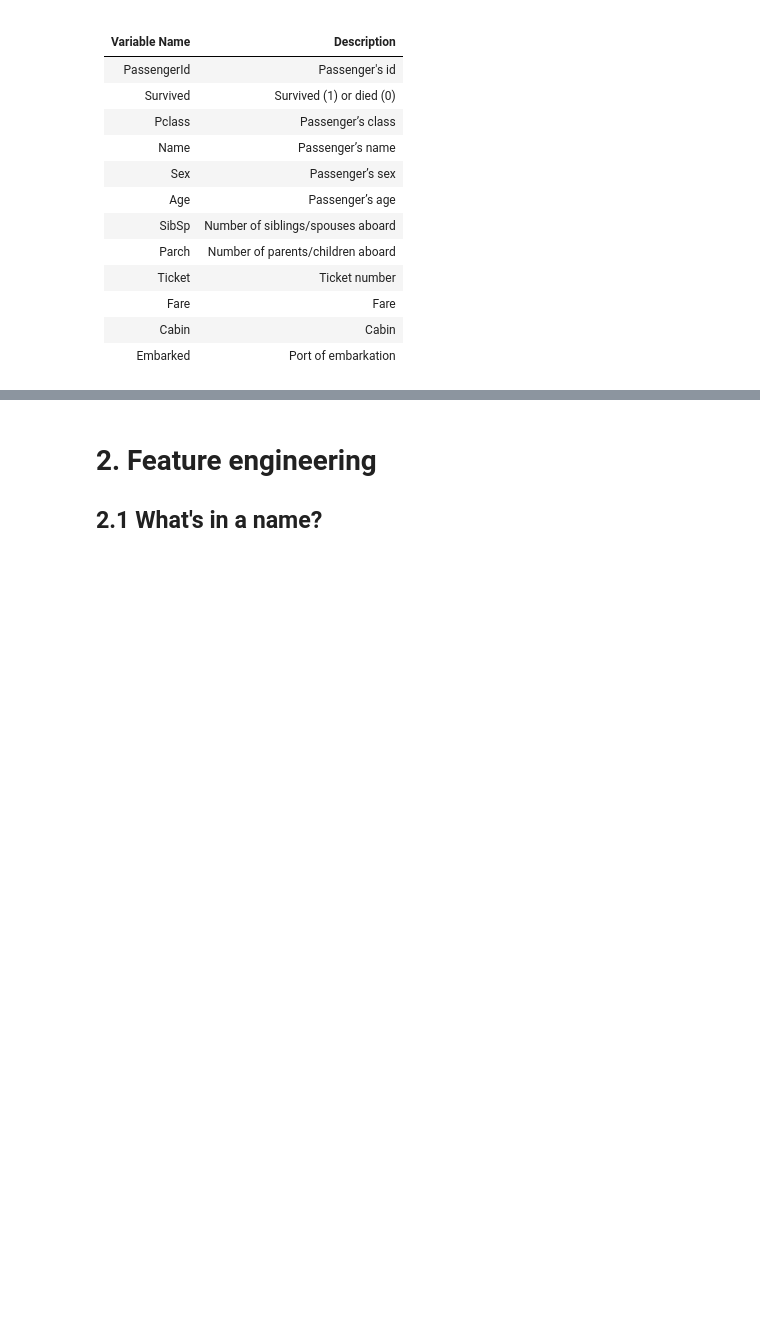
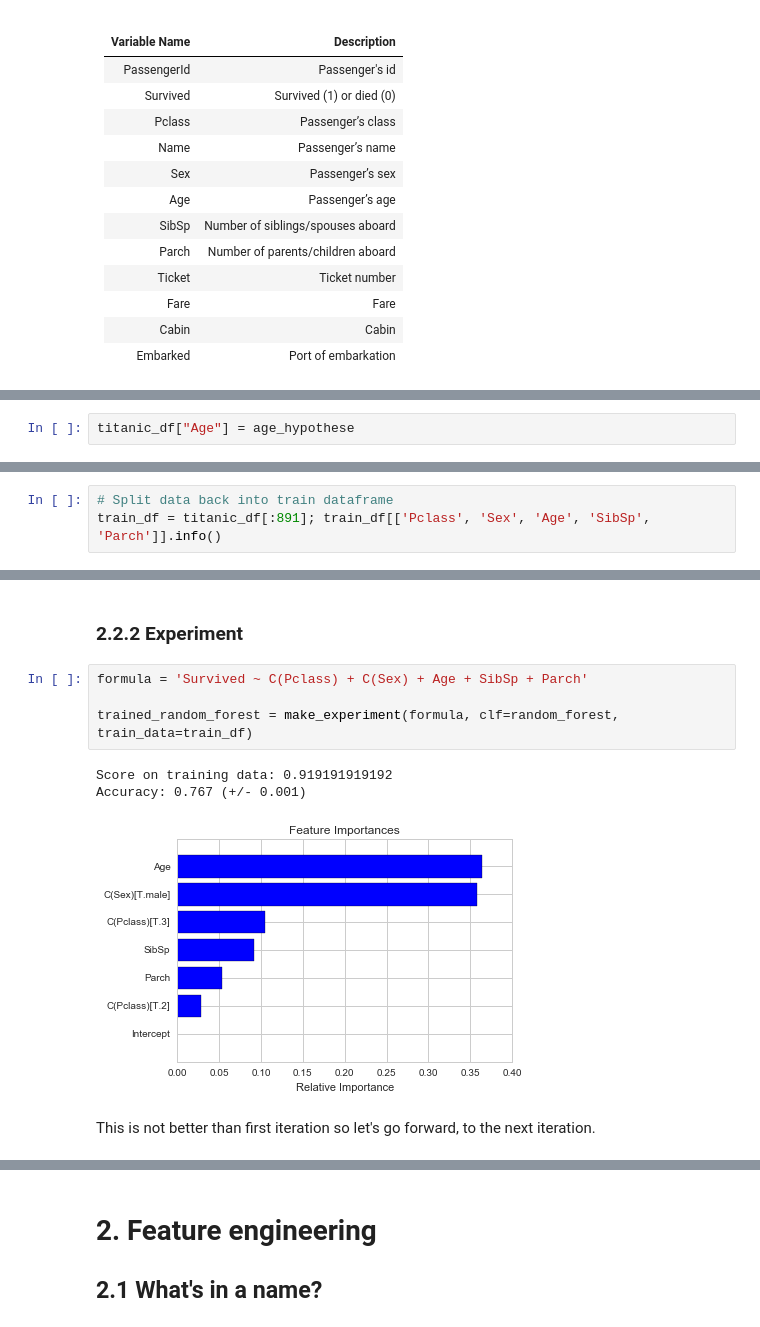
Before and after one commit to Overlytic/titanic, a Jupyter notebook: Titanic.ipynb, the cells around one changed output, grey strips where cells are left out. Cells and saved outputs as stored; diff of their text form; blank space fills up the shorter version.

Commit message:
start with iterations

```diff
--- a/Titanic.ipynb
+++ b/Titanic.ipynb
@@ -101,0 +272,2 @@ We’ve got a sense of our variables, their class type, and the first few observ
+# %%
+titanic_df["Age"] = age_hypothese
@@ -101,0 +279,3 @@ We’ve got a sense of our variables, their class type, and the first few observ
+# %%
+# Split data back into train dataframe
+train_df = titanic_df[:891]; train_df[['Pclass', 'Sex', 'Age', 'SibSp', 'Parch']].info()
@@ -101,0 +293,12 @@ We’ve got a sense of our variables, their class type, and the first few observ
+# %% [markdown]
+### 2.2.2 Experiment
+# %%
+formula = 'Survived ~ C(Pclass) + C(Sex) + Age + SibSp + Parch'
+
+trained_random_forest = make_experiment(formula, clf=random_forest, train_data=train_df)
+# %% [output]
+Score on training data: 0.919191919192
+Accuracy: 0.767 (+/- 0.001)
+[figure, added]
+# %% [markdown]
+This is not better than first iteration so let's go forward, to the next iteration.
```
Also changed, not shown: parts of 38 cells of this notebook, 4 other files.
